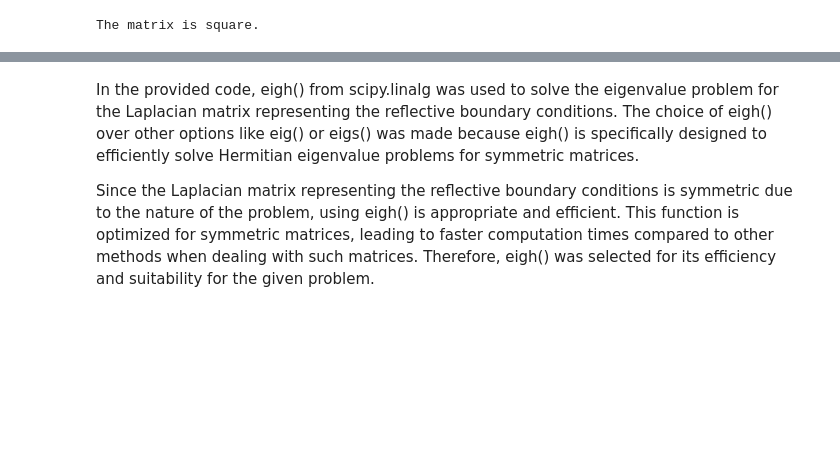
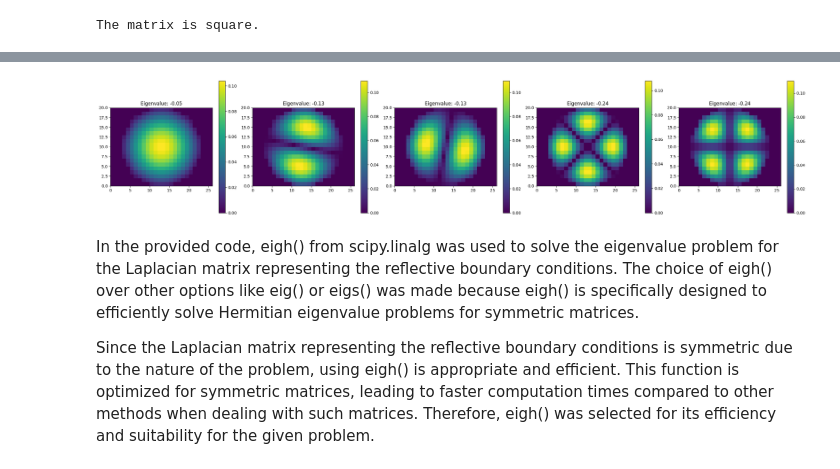
Before and after one commit to koenweverink/ScientificComputing, a Jupyter notebook: Set3.ipynb, the cells around one changed output, grey strips where cells are left out. Saved outputs shown, nothing was run; the diff lists cells and outputs as text; code cells hidden in the pictures; blank space fills up the shorter version.

```diff
--- a/Set3.ipynb
+++ b/Set3.ipynb
@@ -120,5 +112,0 @@ except ValueError as e:
-# %%
-# Solve the eigenvalue problem for each shape
-vals_square, vecs_square = eigh(L_square)
-vals_rect, vecs_rect = eigh(L_rect)
-vals_circle, vecs_circle = eigh(L_circle)
@@ -206,3 +173,45 @@ Eigenvectors (each column is one eigenvector):
+# %%
+import numpy as np
+import matplotlib.pyplot as plt
+from scipy.linalg import eigh
+
+def plot_circular_eigenvectors(vals_circle, vecs_circle, n, m, radius, num_eigenvectors=5):
+    # Calculate the positions inside the circle to properly embed eigenvectors later
+    center = np.array([n / 2 - 0.5, m / 2 - 0.5])
+    inside_circle = [i * m + j for i in range(n) for j in range(m)
+                     if np.linalg.norm(np.array([i, j]) - center) <= radius]
+
+    # Sort eigenvalues and pick the indices of the closest to zero
+    indices_closest = np.argsort(np.abs(vals_circle))[:num_eigenvectors]
+
+    # Set up the plot
+    fig, axes = plt.subplots(1, num_eigenvectors, figsize=(5 * num_eigenvectors, 5))
+    if num_eigenvectors == 1:
+        axes = [axes]  # Make sure axes is iterable
+
+    # Plot the specified number of closest eigenvectors
+    for i, idx in enumerate(indices_closest):
+        # Embed the eigenvector back into the full grid
+        full_grid = embed_eigenvector_in_grid(np.abs(vecs_circle[:, idx]), n, m, inside_circle)
+
+        # Plot the heatmap
+        c = axes[i].imshow(full_grid, cmap='viridis', extent=[0, m, 0, n], origin='lower')
+        fig.colorbar(c, ax=axes[i])
+        axes[i].set_title(f'Eigenvalue: {vals_circle[idx]:.2f}')
+        axes[i].axis('on')
+
+    plt.tight_layout()
+    plt.show()
+
+# Usage example
+n, m = 20, 26  # Grid size
+radius = 10  # Circle radius
+L_circle_corrected = create_circular_laplacian(n, m, radius)
+vals_circle, vecs_circle = eigh(L_circle_corrected)  # Compute eigenvalues and eigenvectors
+
+plot_circular_eigenvectors(vals_circle, vecs_circle, n, m, radius)  # Adjust num_eigenvectors if needed
+# %% [output]
+[figure, added]
 # %% [markdown]
 In the provided code, eigh() from scipy.linalg was used to solve the eigenvalue problem for the Laplacian matrix representing the reflective boundary conditions. The choice of eigh() over other options like eig() or eigs() was made because eigh() is specifically designed to efficiently solve Hermitian eigenvalue problems for symmetric matrices.
 
```
Also changed, not shown: parts of 19 cells of this notebook, 1 other file.
